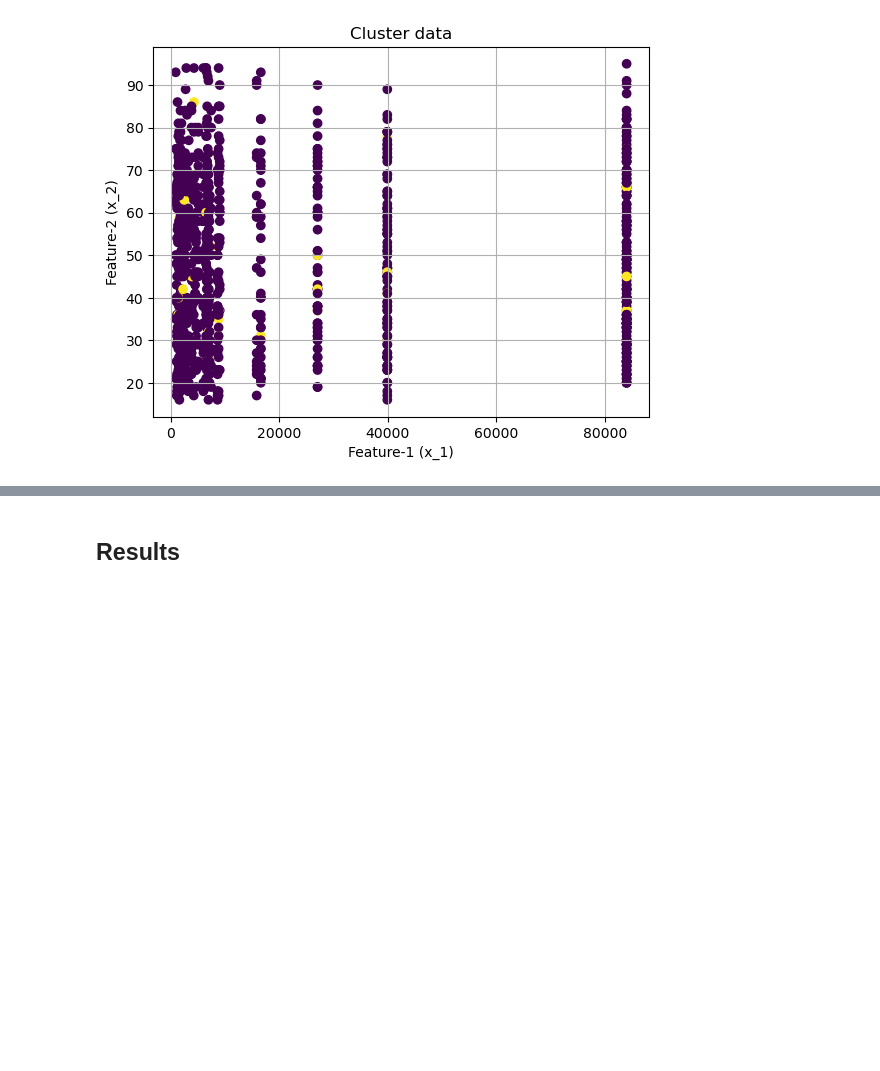
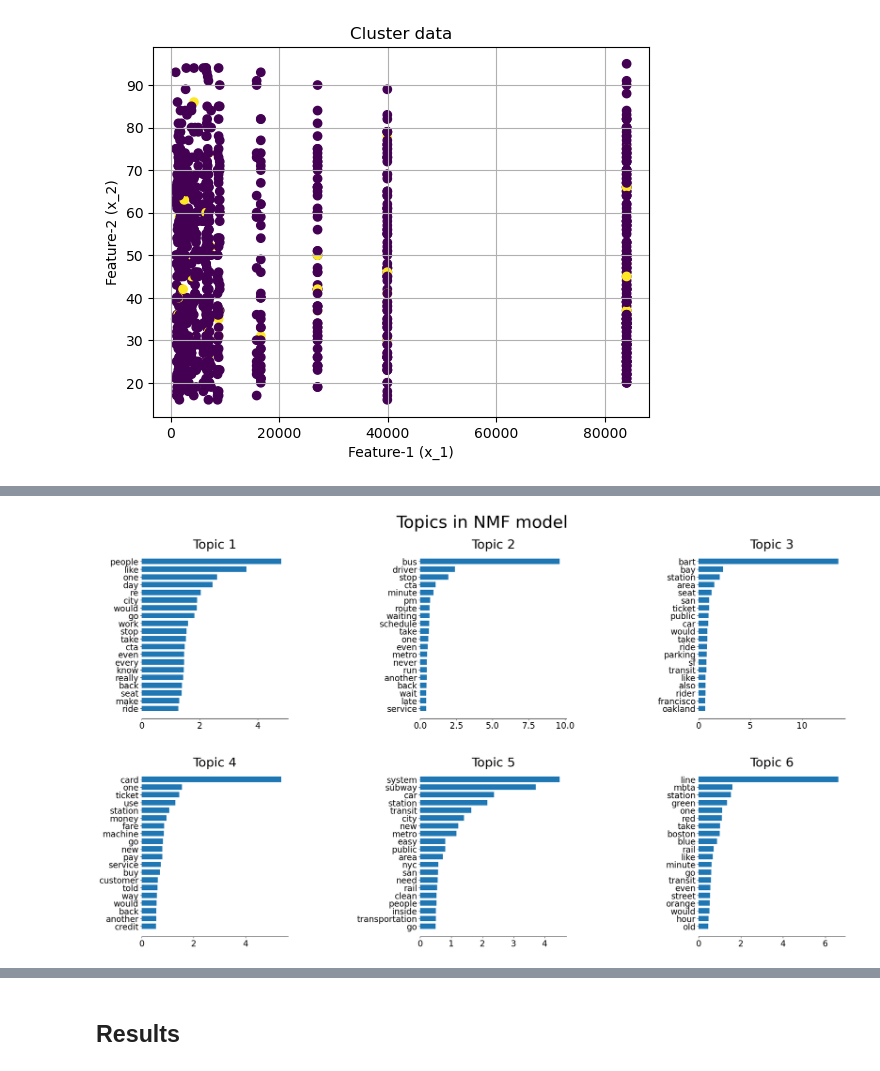
Before and after one commit to anly501/dsan-5000-project-jsweren1, a Jupyter notebook: dsan-website/5000-website/clustering/clustering.ipynb, the cells around one changed output, grey strips where cells are left out. Saved outputs shown, nothing was run; the diff lists cells and outputs as text; code cells hidden in the pictures; blank space fills up the shorter version.

Commit message:
text clustering complete

```diff
--- a/dsan-website/5000-website/clustering/clustering.ipynb
+++ b/dsan-website/5000-website/clustering/clustering.ipynb
@@ -150,0 +155,2 @@ plot(X_short,opt_labels)
+# %%
+yelp = pd.read_csv('../data/cleaned_data/total_yelp.csv')
@@ -150,0 +226,8 @@ plot(X_short,opt_labels)
+# %%
+from sklearn.feature_extraction.text import CountVectorizer
+corpus = yelp['Review_clean'].values
+max_document_freq = 0.4
+min_document_count = 6
+cv = CountVectorizer(max_df=max_document_freq, min_df=min_document_count)
+X_text = cv.fit_transform(corpus)
+X_text.shape
@@ -150,0 +236,7 @@ plot(X_short,opt_labels)
+# %%
+from sklearn.cluster import KMeans
+kmeans = KMeans(init="random", n_clusters=2, n_init=4, random_state=5000)
+kmeans.fit(X_text)
+y_pred = kmeans.predict(X_text)
+print(len(y_pred[y_pred==0]))
+print(len(y_pred[y_pred==1]))
@@ -150,0 +273,32 @@ plot(X_short,opt_labels)
+# %%
+import matplotlib.pyplot as plt
+from sklearn.decomposition import LatentDirichletAllocation, NMF
+def plot_top_words(model, feature_names, n_top_words, title):
+    fig, axes = plt.subplots(2, 3, figsize=(30, 15)) #, sharex=True)
+    axes = axes.flatten()
+    for topic_idx, topic in enumerate(model.components_):
+        top_features_ind = topic.argsort()[-n_top_words:]
+        top_features = feature_names[top_features_ind]
+        weights = topic[top_features_ind]
+
+        ax = axes[topic_idx]
+        ax.barh(top_features, weights, height=0.7)
+        ax.set_title(f"Topic {topic_idx + 1}", fontdict={"fontsize": 30})
+        ax.tick_params(axis="both", which="major", labelsize=20)
+        for i in "top right left".split():
+            ax.spines[i].set_visible(False)
+        fig.suptitle(title, fontsize=40)
+
+    plt.subplots_adjust(top=0.90, bottom=0.05, wspace=0.90, hspace=0.3)
+    plt.show()
+n_top_words = 20
+num_topics = 6
+nmf = NMF(
+    n_components=num_topics,
+    random_state=5000,
+    beta_loss="frobenius",
+)
+nmf.fit(X_text)
+feature_names = cv.get_feature_names_out()
+plot_top_words(nmf, feature_names, n_top_words, "Topics in NMF model")
+# %% [output]
@@ -150,0 +322 @@ plot(X_short,opt_labels)
+[figure, added]
```
Also changed, not shown: parts of 13 cells of this notebook, 18 other files.
